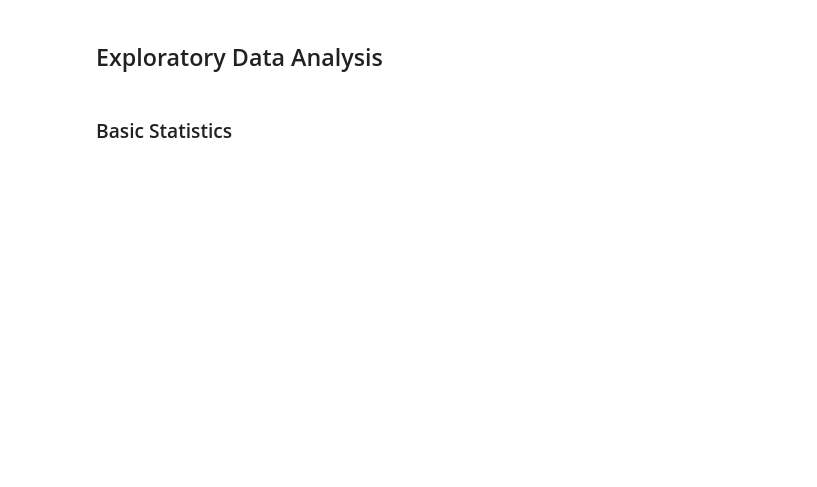
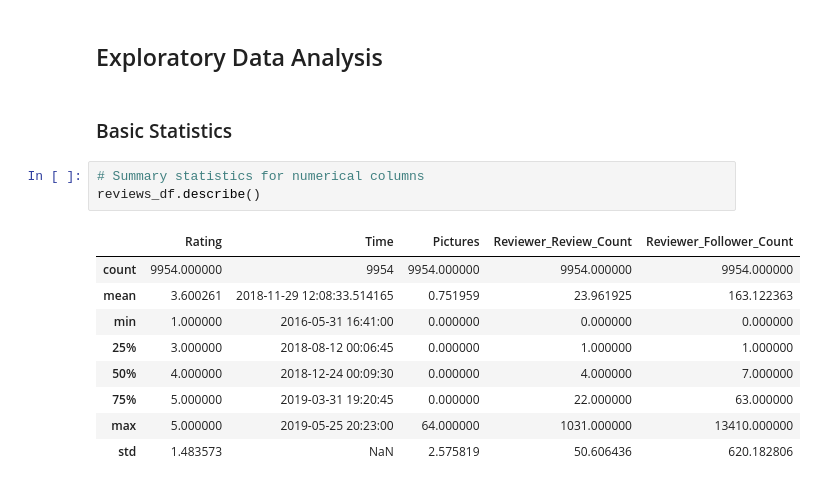
Before and after one commit to Engineer-purvesh18/Zomato-Analysis, a Jupyter notebook: Zomato_EDA.ipynb, the cells around one changed output. Cells and saved outputs as stored; diff of their text form; blank space fills up the shorter version.

```diff
--- a/Zomato_EDA.ipynb
+++ b/Zomato_EDA.ipynb
@@ -203,3 +203,16 @@ Unmatched rows after merge: 0
 ## Exploratory Data Analysis
 # %% [markdown]
 ### Basic Statistics
+# %%
+# Summary statistics for numerical columns
+reviews_df.describe()
+# %% [output]
+|  | Rating | Time | Pictures | Reviewer_Review_Count | Reviewer_Follower_Count |
+| count | 9954.000000 | 9954 | 9954.000000 | 9954.000000 | 9954.000000 |
+| mean | 3.600261 | 2018-11-29 12:08:33.514165 | 0.751959 | 23.961925 | 163.122363 |
+| min | 1.000000 | 2016-05-31 16:41:00 | 0.000000 | 0.000000 | 0.000000 |
+| 25% | 3.000000 | 2018-08-12 00:06:45 | 0.000000 | 1.000000 | 1.000000 |
+| 50% | 4.000000 | 2018-12-24 00:09:30 | 0.000000 | 4.000000 | 7.000000 |
+| 75% | 5.000000 | 2019-03-31 19:20:45 | 0.000000 | 22.000000 | 63.000000 |
+| max | 5.000000 | 2019-05-25 20:23:00 | 64.000000 | 1031.000000 | 13410.000000 |
+| std | 1.483573 | NaN | 2.575819 | 50.606436 | 620.182806 |
```
Also changed, not shown: parts of 8 cells of this notebook.
